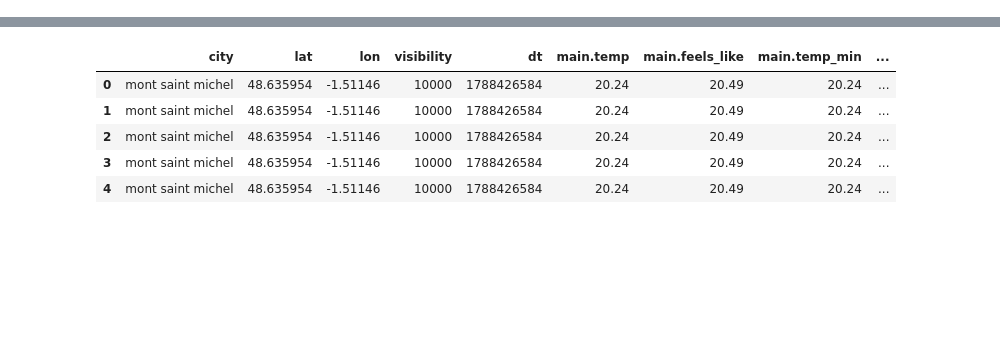
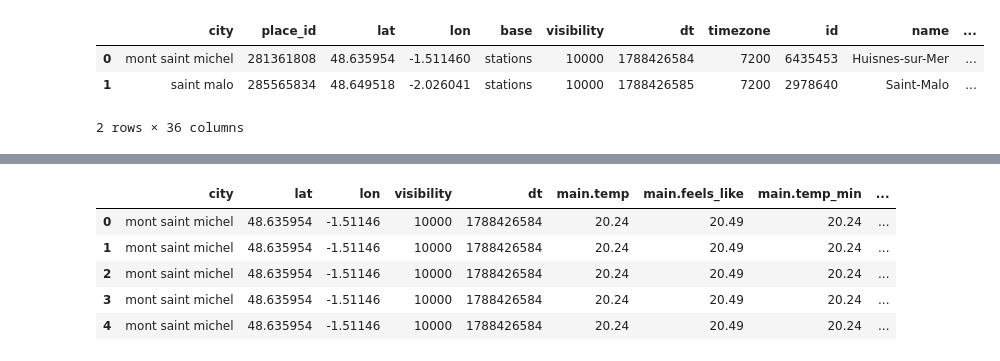
Before and after one commit to helene-mourez/jedha_kayak, a Jupyter notebook: dataset_build.ipynb, the cells around one changed output, grey strips where cells are left out. Cells and saved outputs as stored; diff of their text form; code cells hidden in the pictures; blank space fills up the shorter version.

```diff
--- a/dataset_build.ipynb
+++ b/dataset_build.ipynb
@@ -11,6 +18,13 @@ final_df = pd.read_csv("/Users/nicolasbour/Desktop/Projets_IA /Projets_certif/02
 # %%
 # Reconvertir la string en vraie liste de dictionnaires (convertion des strings en objets Python)
 final_df["hotels"] = final_df["hotels"].apply(ast.literal_eval)
+# %%
+final_df.head(2)
+# %% [output]
+|  | city | place_id | lat | lon | base | visibility | dt | timezone | id | name | ... |
+| 0 | mont saint michel | 281361808 | 48.635954 | -1.511460 | stations | 10000 | 1788426584 | 7200 | 6435453 | Huisnes-sur-Mer | ... |
+| 1 | saint malo | 285565834 | 48.649518 | -2.026041 | stations | 10000 | 1788426585 | 7200 | 2978640 | Saint-Malo | ... |
+2 rows × 36 columns
 # %%
 # Une ligne par hôtel
 final_df = final_df.explode("hotels", ignore_index=True)
```
Also changed, not shown: parts of 13 cells of this notebook, 4 other files.
